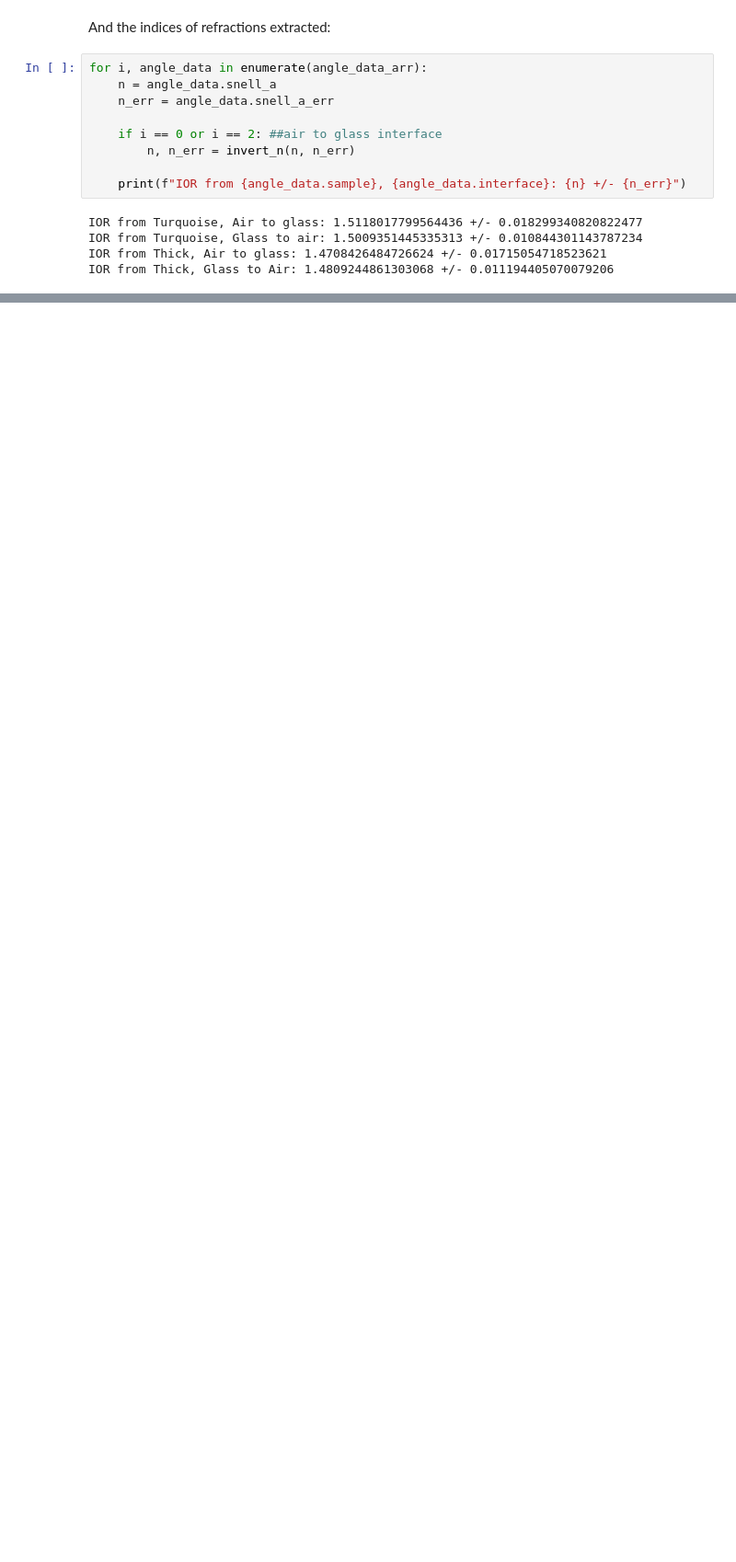
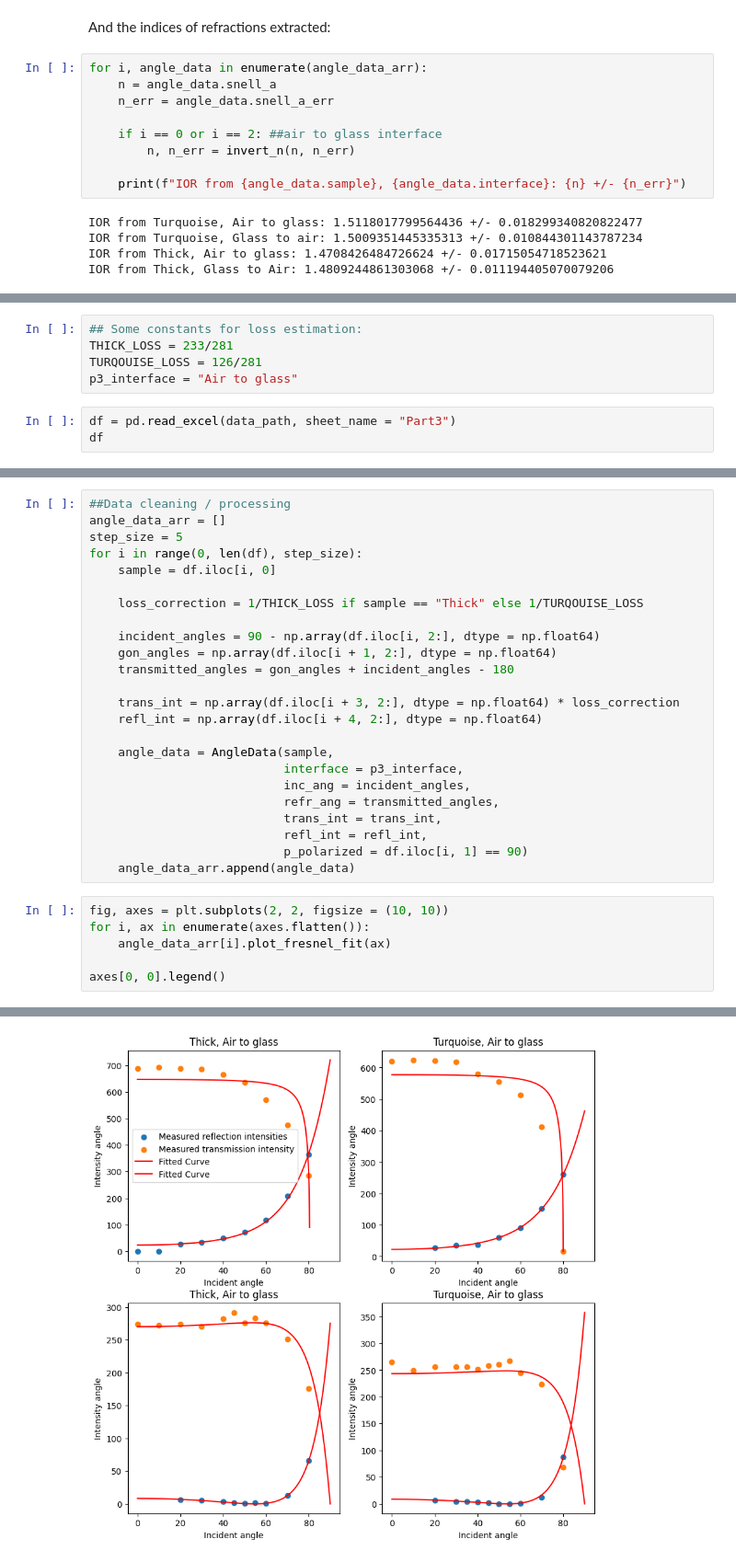
Before and after one commit to JackieLee23/Physics-387, a Jupyter notebook: boundary/boundary_analysis.ipynb, the cells around one changed output, grey strips where cells are left out. Shown: that part at 92% size. Drawn from its saved outputs; the diff is of its cells as text; blank space fills up the shorter version.

Commit message:
Part 3 and 4, but kind of scuffed lol

```diff
--- a/boundary/boundary_analysis.ipynb
+++ b/boundary/boundary_analysis.ipynb
@@ -109,0 +105,8 @@ numpy.int32
+# %%
+## Some constants for loss estimation:
+THICK_LOSS = 233/281
+TURQOUISE_LOSS = 126/281
+p3_interface = "Air to glass"
+# %%
+df = pd.read_excel(data_path, sheet_name = "Part3")
+df
@@ -109,0 +131,31 @@ numpy.int32
+# %%
+##Data cleaning / processing
+angle_data_arr = []
+step_size = 5
+for i in range(0, len(df), step_size):
+    sample = df.iloc[i, 0]
+
+    loss_correction = 1/THICK_LOSS if sample == "Thick" else 1/TURQOUISE_LOSS
+
+    incident_angles = 90 - np.array(df.iloc[i, 2:], dtype = np.float64)
+    gon_angles = np.array(df.iloc[i + 1, 2:], dtype = np.float64)
+    transmitted_angles = gon_angles + incident_angles - 180
+
+    trans_int = np.array(df.iloc[i + 3, 2:], dtype = np.float64) * loss_correction
+    refl_int = np.array(df.iloc[i + 4, 2:], dtype = np.float64)
+
+    angle_data = AngleData(sample,
+                           interface = p3_interface,
+                           inc_ang = incident_angles,
+                           refr_ang = transmitted_angles,
+                           trans_int = trans_int,
+                           refl_int = refl_int,
+                           p_polarized = df.iloc[i, 1] == 90)
+    angle_data_arr.append(angle_data)
+# %%
+fig, axes = plt.subplots(2, 2, figsize = (10, 10))
+for i, ax in enumerate(axes.flatten()):
+    angle_data_arr[i].plot_fresnel_fit(ax)
+
+axes[0, 0].legend()
+# %% [output]
@@ -109,0 +163 @@ numpy.int32
+[figure, added]
```
Also changed, not shown: parts of 9 cells of this notebook, 2 other files.
